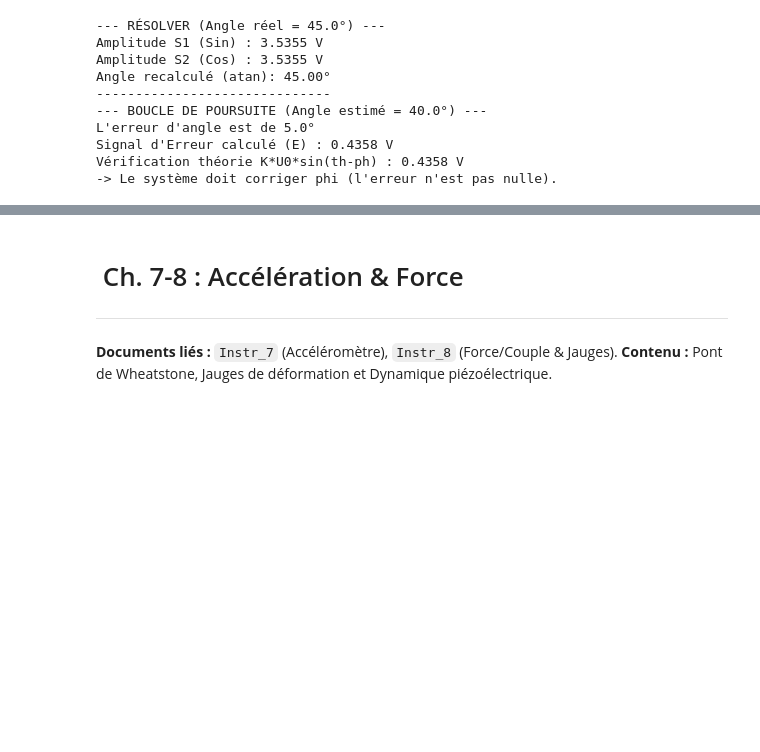
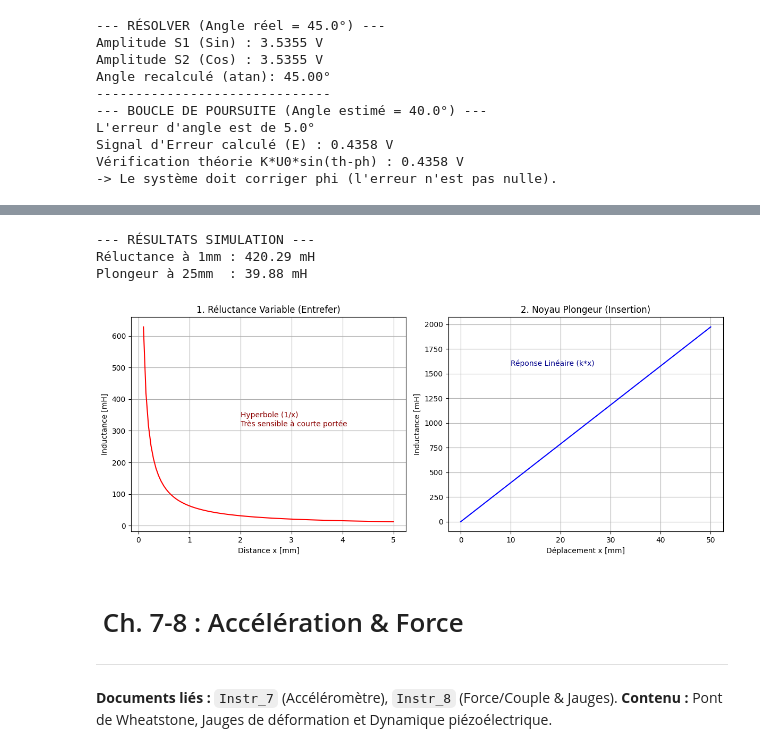
Before and after one commit to Arctic17/Blue-Napkin, a Jupyter notebook: Instrumentation/Z-Instru-CodeBase.ipynb, the cells around one changed output, grey strips where cells are left out. Drawn from its saved outputs; the diff is of its cells as text; code cells hidden in the pictures; blank space fills up the shorter version.

```diff
--- a/Instrumentation/Z-Instru-CodeBase.ipynb
+++ b/Instrumentation/Z-Instru-CodeBase.ipynb
@@ -672,3 +688,62 @@ Vérification théorie K*U0*sin(th-ph) : 0.4358 V
+# %%
+# --- PARAMÈTRES PHYSIQUES ---
+mu0 = 4 * np.pi * 1e-7  # Perméabilité du vide
+N_tours = 1000          # Nombre de spires
+
+# --- 1. SIMULATION RÉLUCTANCE VARIABLE (Gap) ---
+# Géométrie : Section du noyau
+S_fer = 1e-4  # 1 cm2
+
+# Déplacement x (Entrefer) : On évite 0 pour pas diviser par zéro
+x_gap_mm = np.linspace(0.1, 5.0, 100)
+x_gap_m = x_gap_mm / 1000.0
+
+# Formule : L = (mu0 * N^2 * S) / (Longueur totale entrefer)
+# On suppose un aller-retour de flux, donc 2 * x
+L_reluctance = (mu0 * (N_tours**2) * S_fer) / (2 * x_gap_m)
+
+# --- 2. SIMULATION NOYAU PLONGEUR (Insertion) ---
+# Géométrie : Diamètre plongeur et entrefer radial constant
+d_noyau = 0.01      # 10 mm
+e_gap_radial = 0.0005 # 0.5 mm
+perimetre = np.pi * d_noyau
+
+# Déplacement x (Profondeur d'insertion)
+x_ins_mm = np.linspace(0, 50.0, 100)
+x_ins_m = x_ins_mm / 1000.0
+
+# Formule : L augmente linéairement avec la surface couverte (périmètre * x)
+L_plongeur = (mu0 * (N_tours**2) * perimetre * x_ins_m) / (2 * e_gap_radial)
+
+# --- AFFICHAGE ---
+fig, (ax1, ax2) = plt.subplots(1, 2, figsize=(12, 5))
+
+# Graphique 1 : Non-linéaire
+ax1.plot(x_gap_mm, L_reluctance * 1000, color='red')
+ax1.set_title("1. Réluctance Variable (Entrefer)")
+ax1.set_xlabel("Distance x [mm]")
+ax1.set_ylabel("Inductance [mH]")
+ax1.grid(True)
+ax1.text(2, max(L_reluctance)*1000*0.5, "Hyperbole (1/x)\nTrès sensible à courte portée", color='darkred')
+
+# Graphique 2 : Linéaire
+ax2.plot(x_ins_mm, L_plongeur * 1000, color='blue')
+ax2.set_title("2. Noyau Plongeur (Insertion)")
+ax2.set_xlabel("Déplacement x [mm]")
+ax2.set_ylabel("Inductance [mH]")
+ax2.grid(True)
+ax2.text(10, max(L_plongeur)*1000*0.8, "Réponse Linéaire (k*x)", color='darkblue')
+
+plt.tight_layout()
+print(f"--- RÉSULTATS SIMULATION ---")
+print(f"Réluctance à 1mm : {L_reluctance[1]*1000:.2f} mH")
+print(f"Plongeur à 25mm  : {L_plongeur[2]*1000:.2f} mH")
+plt.show()
+# %% [output]
+--- RÉSULTATS SIMULATION ---
+Réluctance à 1mm : 420.29 mH
+Plongeur à 25mm  : 39.88 mH
+[figure, added]
 # %% [markdown]
 # <a id='ch-force-accel'></a> ️ Ch. 7-8 : Accélération & Force
 ---
```
Also changed, not shown: parts of 3 cells of this notebook, 1 other file.
